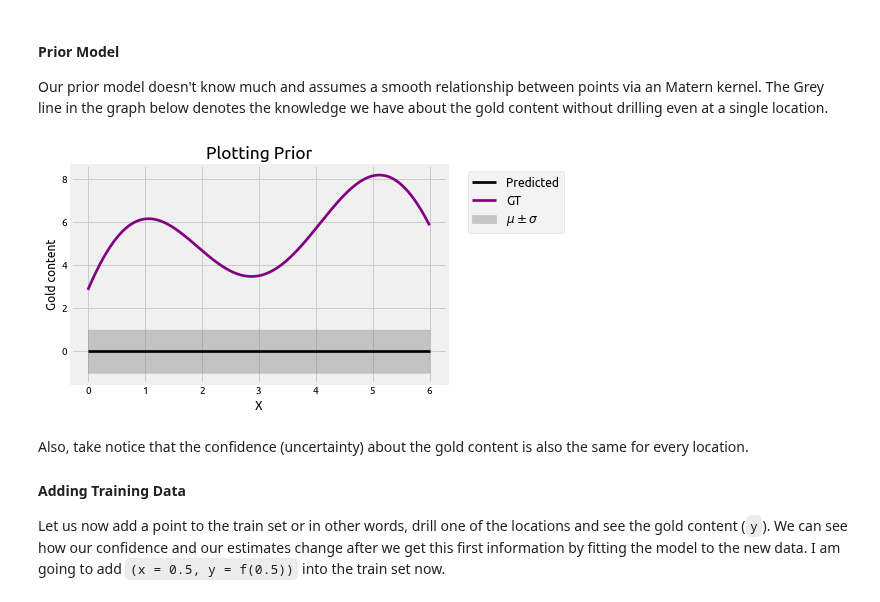
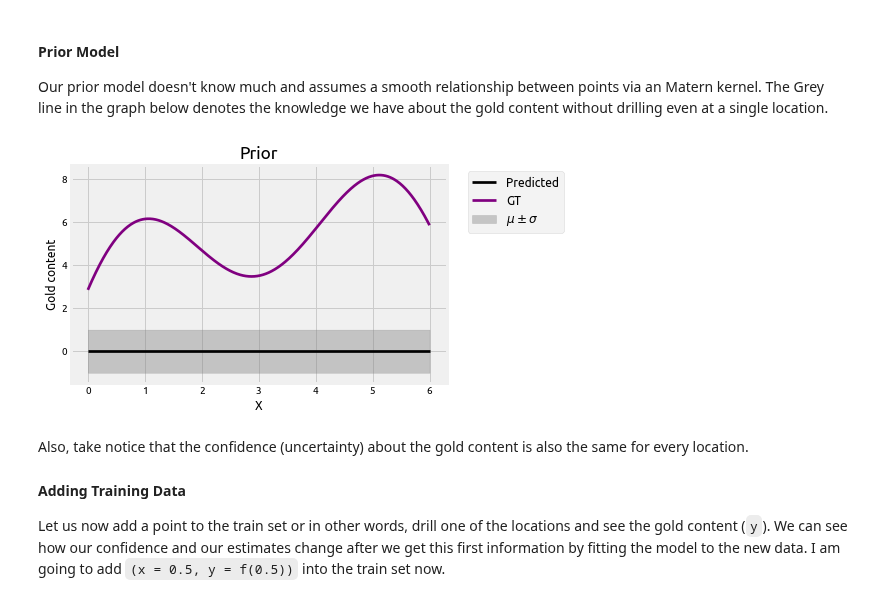
Before and after one commit to distillpub/post--bayesian-optimization, a Jupyter notebook: public/images/bandit-learning-gp.ipynb, the cells around one changed output. Drawn from its saved outputs; the diff is of its cells as text; code cells hidden in the pictures.

```diff
--- a/public/images/bandit-learning-gp.ipynb
+++ b/public/images/bandit-learning-gp.ipynb
@@ -126,21 +126,21 @@ Our prior model doesn't know much and assumes a smooth relationship between poin
 # %%
 kernel = Matern(length_scale=1.0)
 # kernel = None
 gp = GaussianProcessRegressor(kernel=kernel)
 y_pred, sigma = gp.predict(x, return_std=True)
 plt.plot(x, y_pred, 'k', label='Predicted')
 plt.plot(x, f(x), 'purple', label='GT')
 plt.xlabel("X")
 plt.ylabel("Gold content")
-plt.title("Plotting Prior")
+plt.title("Prior")
 plt.fill_between(x.flatten(), y_pred+sigma, y_pred-sigma,
                  color='gray',
                  alpha=alpha_plt, label=r'$\mu \pm \sigma$')
 plt.legend(bbox_to_anchor=(1.04,1), loc="upper left")
 format_axes(plt.gca())
 plt.savefig('MAB_gifs/prior.svg', bbox_inches="tight")
 # %% [output]
-[figure, old version]
+[figure, new version]
 # %% [markdown]
 Also, take notice that the confidence (uncertainty) about the gold content is also the same for every location.
 
```
Also changed, not shown: parts of 15 cells of this notebook, 1 other file.
